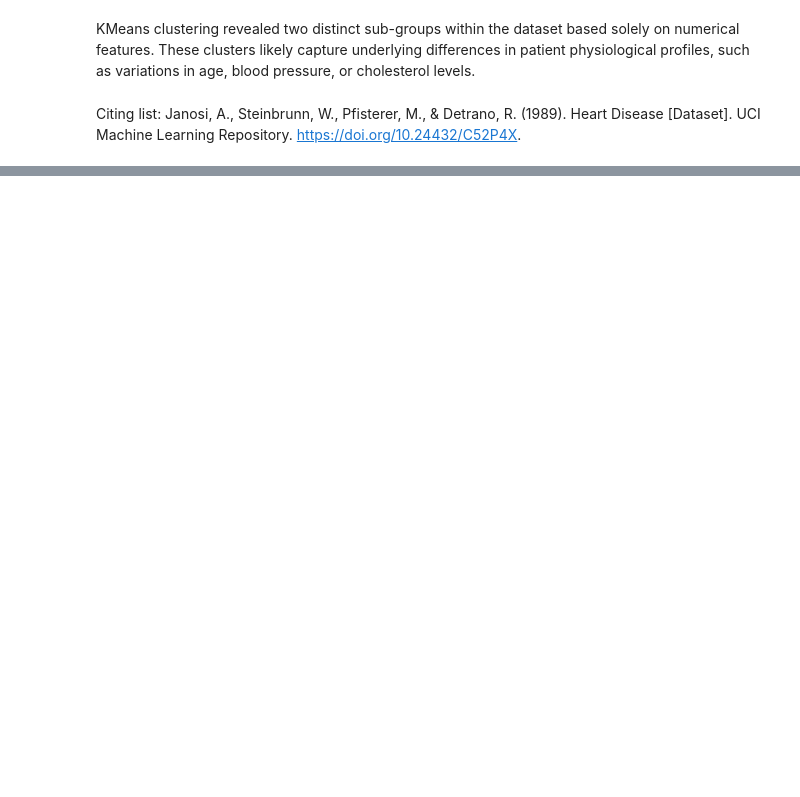
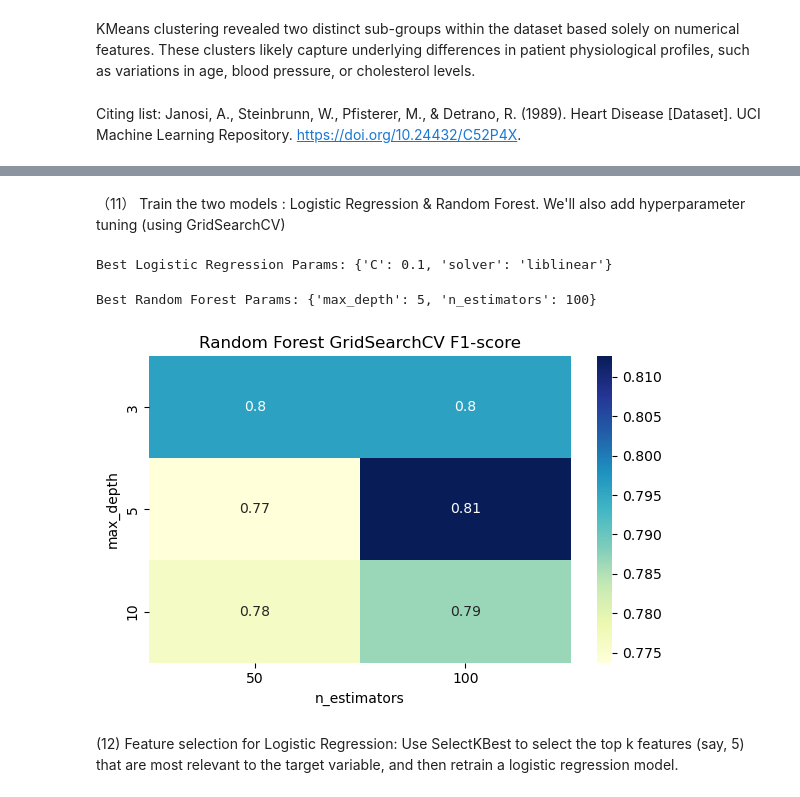
Before and after one commit to ZihanWu123/Group12, a Jupyter notebook: Group 12_HW6.ipynb, the cells around one changed output, grey strips where cells are left out. Cells and saved outputs as stored; diff of their text form; code cells hidden in the pictures; blank space fills up the shorter version.

```diff
--- a/Group 12_HW6.ipynb
+++ b/Group 12_HW6.ipynb
@@ -284,0 +402,3 @@ Citing list: Janosi, A., Steinbrunn, W., Pfisterer, M., & Detrano, R. (1989). He
+# %% [markdown]
+（11） Train the two models : Logistic Regression & Random Forest.
+We'll also add hyperparameter tuning (using GridSearchCV)
@@ -284,0 +410,26 @@ Citing list: Janosi, A., Steinbrunn, W., Pfisterer, M., & Detrano, R. (1989). He
+# %%
+logistic = LogisticRegression(max_iter=1000)
+param_grid_logistic = {
+    'C': [0.01, 0.1, 1, 10],
+    'solver': ['liblinear']
+}
+grid_logistic = GridSearchCV(logistic, param_grid_logistic, cv=5, scoring='f1')
+grid_logistic.fit(X_train, y_train)
+
+print("Best Logistic Regression Params:", grid_logistic.best_params_)
+# %% [output]
+Best Logistic Regression Params: {'C': 0.1, 'solver': 'liblinear'}
+# %%
+rf = RandomForestClassifier(random_state=42)
+
+param_grid_rf = {
+    'n_estimators': [50, 100],
+    'max_depth': [3, 5, 10],
+}
+
+grid_rf = GridSearchCV(rf, param_grid_rf, cv=5, scoring='f1')
+grid_rf.fit(X_train, y_train)
+
+print("Best Random Forest Params:", grid_rf.best_params_)
+# %% [output]
+Best Random Forest Params: {'max_depth': 5, 'n_estimators': 100}
@@ -284,0 +439,20 @@ Citing list: Janosi, A., Steinbrunn, W., Pfisterer, M., & Detrano, R. (1989). He
+# %%
+import seaborn as sns
+import matplotlib.pyplot as plt
+import pandas as pd
+
+results = pd.DataFrame(grid_rf.cv_results_)
+pivot_table = results.pivot(index="param_max_depth", columns="param_n_estimators", values="mean_test_score")
+
+plt.figure(figsize=(6, 4))
+sns.heatmap(pivot_table, annot=True, cmap="YlGnBu")
+plt.title("Random Forest GridSearchCV F1-score")
+plt.xlabel("n_estimators")
+plt.ylabel("max_depth")
+plt.tight_layout()
+plt.show()
+# %% [output]
+[figure, added]
+# %% [markdown]
+(12) Feature selection for Logistic Regression:
+Use SelectKBest to select the top k features (say, 5) that are most relevant to the target variable, and then retrain a logistic regression model.
```
Also changed, not shown: parts of 25 cells of this notebook.
